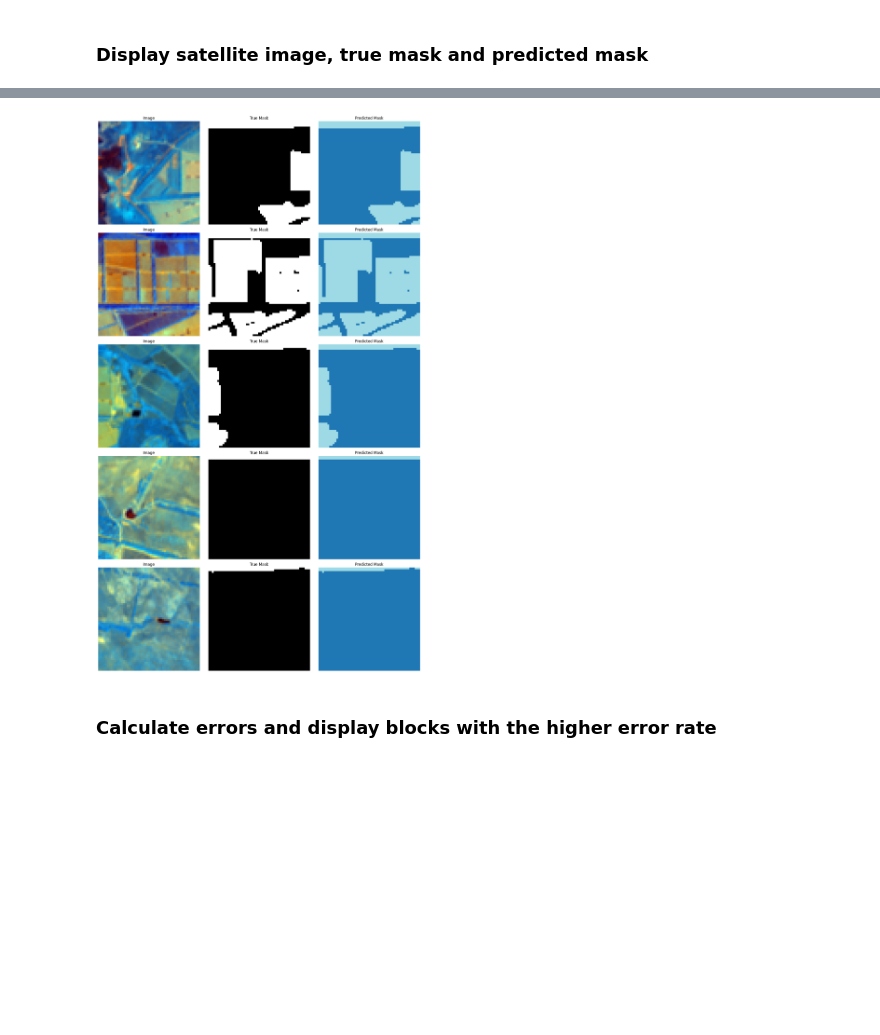
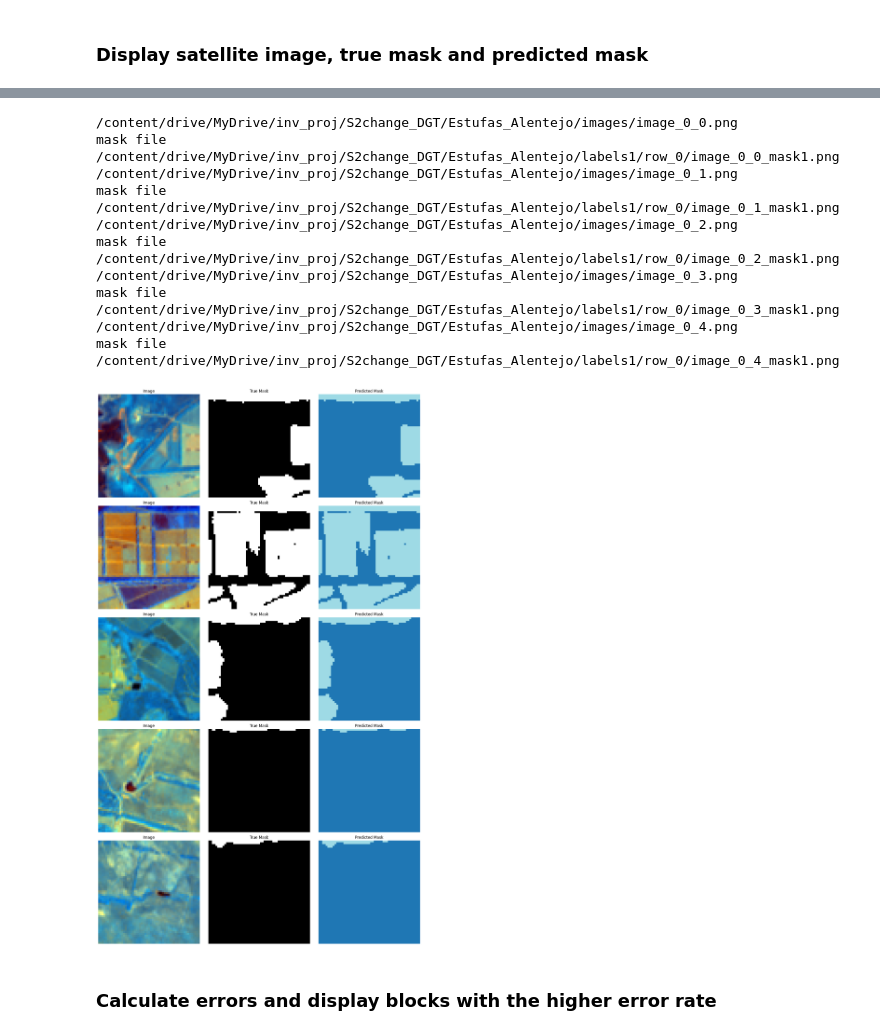
Before and after one commit to manuelcampagnolo/Contrato_ISA_DGT_261_2021, a Jupyter notebook: IS_MC_code_img_segmentation_workinprogress.ipynb, the cells around one changed output, grey strips where cells are left out. Drawn from its saved outputs; the diff is of its cells as text; code cells hidden in the pictures; blank space fills up the shorter version.

```diff
--- a/IS_MC_code_img_segmentation_workinprogress.ipynb
+++ b/IS_MC_code_img_segmentation_workinprogress.ipynb
@@ -11,6 +11,7 @@
 user='M' # escolher 'M' ou 'I'
 N_epochs=20
 target_names = ['not greenhouse', 'greenhouse']
+Nrows,Ncols = 20, 8 # número de blocos a usar 20*8=160
 # %%
 from google.colab import drive
 drive.mount('/content/drive')
@@ -128,8 +129,8 @@ os.makedirs(folder_path)  # Create the folder
 with rasterio.open(os.path.join(directory,'3bands_clipped_tif.tif')) as src:
 
     # Calculate the height and width of the sub-rasters
-    nHeight=20
-    nWidth=8
+    nHeight=Nrows
+    nWidth=Ncols
     height = src.height // nHeight  # Divide the raster into 58 rows
     width = src.width // nWidth  # Divide the raster into 23 columns
 
@@ -293,14 +314,14 @@ for idx, pred in enumerate(preds):
 [interactive output not drawn]
 # %%
 # Open the input raster file to calculate width and height
-with rasterio.open('/content/drive/MyDrive/AAA/mask_reclass.tif') as src:
-#with rasterio.open(os.path.join(directory,'mask_reclass.tif')) as src:
+#with rasterio.open('/content/drive/MyDrive/AAA/mask_reclass.tif') as src:
+with rasterio.open(os.path.join(directory,'mask_reclass.tif')) as src:
     # Calculate the height and width of the sub-rasters
-    height = src.height // 20  # Divide the raster into 4 rows
-    width = src.width // 8  # Divide the raster into 8 columns
+    height = src.height // Nrows  # Divide the raster into 4 rows
+    width = src.width // Ncols  # Divide the raster into 8 columns
 # %%
 # Merge all predicted mask images according to their row and column
-rows, columns = 20, 8  # Number of rows and columns in the grid
+rows, columns = Nrows,Ncols # 20, 8  # Number of rows and columns in the grid
 merged_width = width * columns
 merged_height = height * rows
 merged_image = Image.new('RGB', (merged_width, merged_height))
@@ -333,14 +354,20 @@ num_columns = 3
 
 fig, axes = plt.subplots(len(sample_indices), num_columns, figsize=(15, 5 * len(sample_indices)))
 
+# preds
+test_dl = dls.test_dl(get_image_files(image_folder)) # todas as 160 imagens (não é só validação)
+preds = learn.get_preds(dl=test_dl)[0]
+
 for i, idx in enumerate(sample_indices):
-    sample_image_path = list(test_dl.items)[idx]
+    sample_image_path = list(test_dl.items)[idx] # não é validação, são todos
+    print(sample_image_path)
     sample_image = PILImage.create(sample_image_path)
     sample_pred = preds[idx].argmax(dim=0).numpy()
 
-    # Load the ground truth mask for the sample
+    # Load the ground truth mask for the sample #### <--------- ver acima: isto é o predicted
     row, column = get_row_column_from_filename(sample_image_path)
     mask_file = os.path.join(mask_folder, f'row_{row}', f'image_{row}_{column}_mask1.png')
+    print('mask file',mask_file)
     true_mask = np.array(Image.open(mask_file))
 
     # image of satelite aggregate
@@ -364,4 +392,14 @@ plt.show()
+/content/drive/MyDrive/inv_proj/S2change_DGT/Estufas_Alentejo/images/image_0_0.png
+mask file /content/drive/MyDrive/inv_proj/S2change_DGT/Estufas_Alentejo/labels1/row_0/image_0_0_mask1.png
+/content/drive/MyDrive/inv_proj/S2change_DGT/Estufas_Alentejo/images/image_0_1.png
+mask file /content/drive/MyDrive/inv_proj/S2change_DGT/Estufas_Alentejo/labels1/row_0/image_0_1_mask1.png
+/content/drive/MyDrive/inv_proj/S2change_DGT/Estufas_Alentejo/images/image_0_2.png
+mask file /content/drive/MyDrive/inv_proj/S2change_DGT/Estufas_Alentejo/labels1/row_0/image_0_2_mask1.png
+/content/drive/MyDrive/inv_proj/S2change_DGT/Estufas_Alentejo/images/image_0_3.png
+mask file /content/drive/MyDrive/inv_proj/S2change_DGT/Estufas_Alentejo/labels1/row_0/image_0_3_mask1.png
+/content/drive/MyDrive/inv_proj/S2change_DGT/Estufas_Alentejo/images/image_0_4.png
+mask file /content/drive/MyDrive/inv_proj/S2change_DGT/Estufas_Alentejo/labels1/row_0/image_0_4_mask1.png
-[figure, old version]
+[figure, new version]
 # %% [markdown]
 ### Calculate errors and display blocks with the higher error rate
 # %%
```
Also changed, not shown: parts of 4 cells of this notebook.
